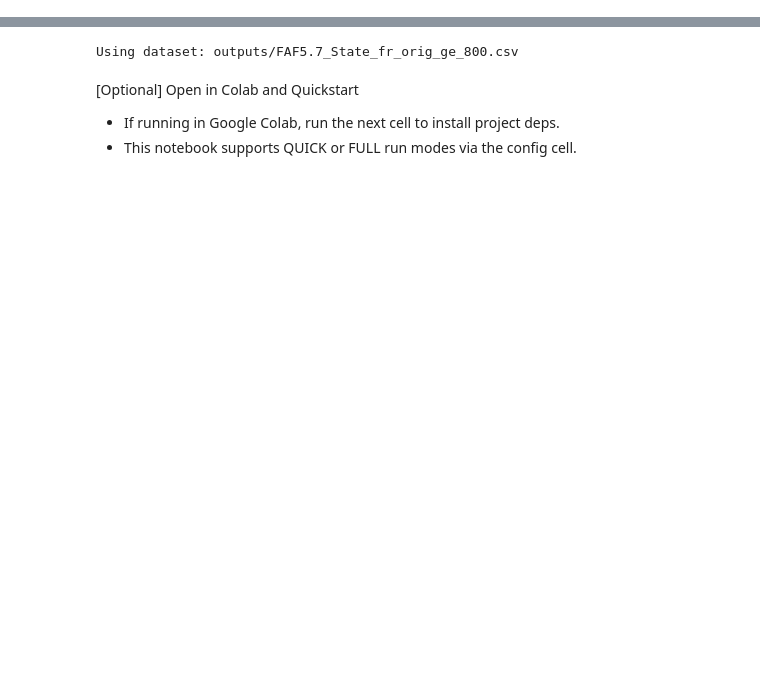
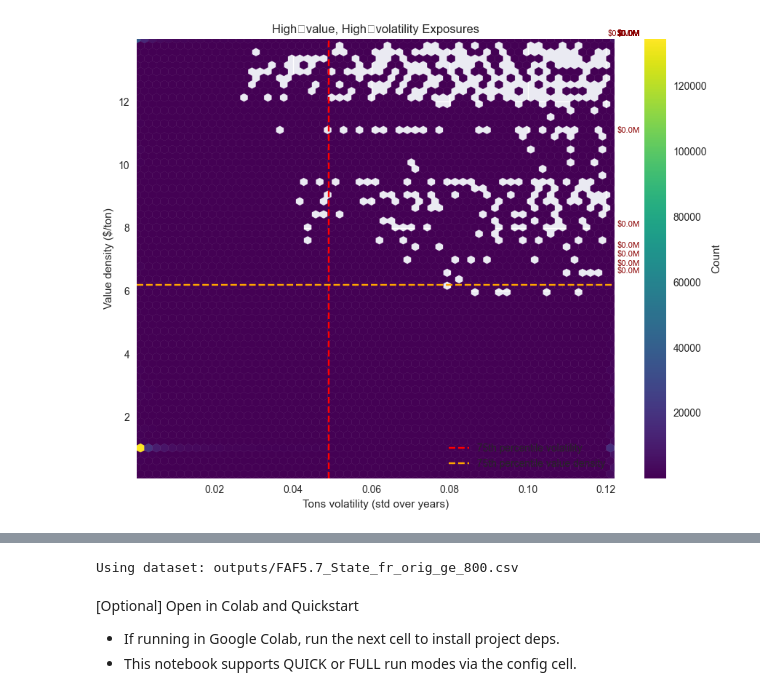
Before and after one commit to Mitchell-MC/capstone-supply-chain-analysis, a Jupyter notebook: Supply_Chain_Volatility_Intl.ipynb, the cells around one changed output, grey strips where cells are left out. Drawn from its saved outputs; the diff is of its cells as text; code cells hidden in the pictures; blank space fills up the shorter version.

```diff
--- a/Supply_Chain_Volatility_Intl.ipynb
+++ b/Supply_Chain_Volatility_Intl.ipynb
@@ -21,0 +510,86 @@ else:
+# %%
+# Ensure helper exists even if the prep cell wasn't run
+try:
+    get_story_df
+except NameError:
+    def get_story_df():
+        data = international_df.copy() if 'international_df' in globals() and isinstance(international_df, pd.DataFrame) else (df.copy() if 'df' in globals() and isinstance(df, pd.DataFrame) else pd.DataFrame())
+        if data is None or data.empty:
+            return pd.DataFrame()
+        if 'fr_orig' in data.columns:
+            data = data[data['fr_orig'] >= 800]
+        if 'trade_type' in data.columns:
+            data = data[data['trade_type'].isin([2, 3]) | (data['fr_orig'] >= 800 if 'fr_orig' in data.columns else False)]
+        tons_year_cols = [c for c in data.columns if c.startswith('tons_') and c[5:].isdigit()]
+        if 'tons_volatility' not in data.columns and tons_year_cols:
+            data['tons_volatility'] = data[tons_year_cols].std(axis=1)
+        if 'value_density' not in data.columns and {'value_2023','tons_2023'}.issubset(data.columns):
+            data['value_density'] = data['value_2023'] / (data['tons_2023'] + 1e-6)
+        if 'dist_band' not in data.columns:
+            if 'origin_market_distance' in data.columns:
+                data['dist_band'] = data['origin_market_distance']
+            elif 'fr_orig' in data.columns:
+                region_map = {801:'Canada',802:'Mexico',803:'Rest of Americas',804:'Europe',805:'Africa',806:'Southwestern and Central Asia',807:'Eastern Asia',808:'Southeastern Asia and Oceania'}
+                def _cat(name):
+                    if name in ['Canada','Mexico']: return 'Near-Shore'
+                    if name in ['Europe','Eastern Asia']: return 'Mid-Distance'
+                    return 'Far-Shore'
+                data['dist_band'] = data['fr_orig'].map(region_map).apply(_cat)
+        return data
+
+_data = get_story_df()
+if isinstance(_data, pd.DataFrame) and len(_data) and {'value_density','tons_volatility'}.issubset(_data.columns):
+    sample = _data[['tons_volatility','value_density','value_2023']].copy() if 'value_2023' in _data.columns else _data[['tons_volatility','value_density']].copy()
+    sample = sample.replace([np.inf,-np.inf], np.nan).dropna()
+    if len(sample) >= 10:
+        # Robust clipping to reduce extreme spread
+        def iqr_clip(series):
+            q1, q3 = series.quantile(0.25), series.quantile(0.75)
+            iqr = max(1e-9, q3 - q1)
+            lo, hi = max(0.0, q1 - 1.5 * iqr), q3 + 1.5 * iqr
+            return series.clip(lo, hi)
+        sample['tons_volatility'] = iqr_clip(sample['tons_volatility'])
+        sample['value_density'] = iqr_clip(sample['value_density'])
+
+        # Linear scale: use clipped values directly
+        sample['x'] = sample['tons_volatility']
+        sample['y'] = sample['value_density']
+
+        # 75th percentiles in linear space
+        qx = sample['x'].quantile(0.75)
+        qy = sample['y'].quantile(0.75)
+
+        # Axis limits from robust percentiles (linear)
+        xlo, xhi = sample['x'].quantile([0.005, 0.995])
+        ylo, yhi = sample['y'].quantile([0.005, 0.995])
+
+        plt.figure(figsize=(9,7))
+        hb = plt.hexbin(sample['x'], sample['y'], gridsize=60, cmap='viridis', mincnt=1)
+        cbar = plt.colorbar(hb)
+        cbar.set_label('Count')
+        plt.axvline(qx, color='red', linestyle='--', label='75th percentile volatility')
+        plt.axhline(qy, color='orange', linestyle='--', label='75th percentile value density')
+        plt.xlim(xlo, xhi)
+        plt.ylim(ylo, yhi)
+        plt.title('High‑value, High‑volatility Exposures')
+        plt.xlabel('Tons volatility (std over years)')
+        plt.ylabel('Value density ($/ton)')
+
+        # Label top 20 by value_2023 in upper-right quadrant
+        if 'value_2023' in sample.columns:
+            frag = sample[(sample['x'] >= qx) & (sample['y'] >= qy)].copy()
+            top = frag.nlargest(20, 'value_2023') if len(frag) else frag
+            for _, row in top.iterrows():
+                plt.annotate(f"${row['value_2023']/1e6:.1f}M", (row['x'], row['y']),
+                             textcoords="offset points", xytext=(3,3), fontsize=8, color='darkred')
+            share_value = (frag['value_2023'].sum() / sample['value_2023'].sum()) if 'value_2023' in sample.columns and sample['value_2023'].sum() > 0 else 0
+            print(f"Fragile quadrant holds {share_value:.1%} of total value.")
+
+        plt.legend(loc='lower right')
+        plt.tight_layout()
+        plt.show()
+    else:
+        print('Insufficient rows for scatter (need >=10 after cleaning).')
+else:
+    print('Data not available for Story 1.')
+# %% [output]
@@ -21,0 +597 @@ else:
+[figure, added]
```
Also changed, not shown: parts of 33 cells of this notebook, 11 other files.
